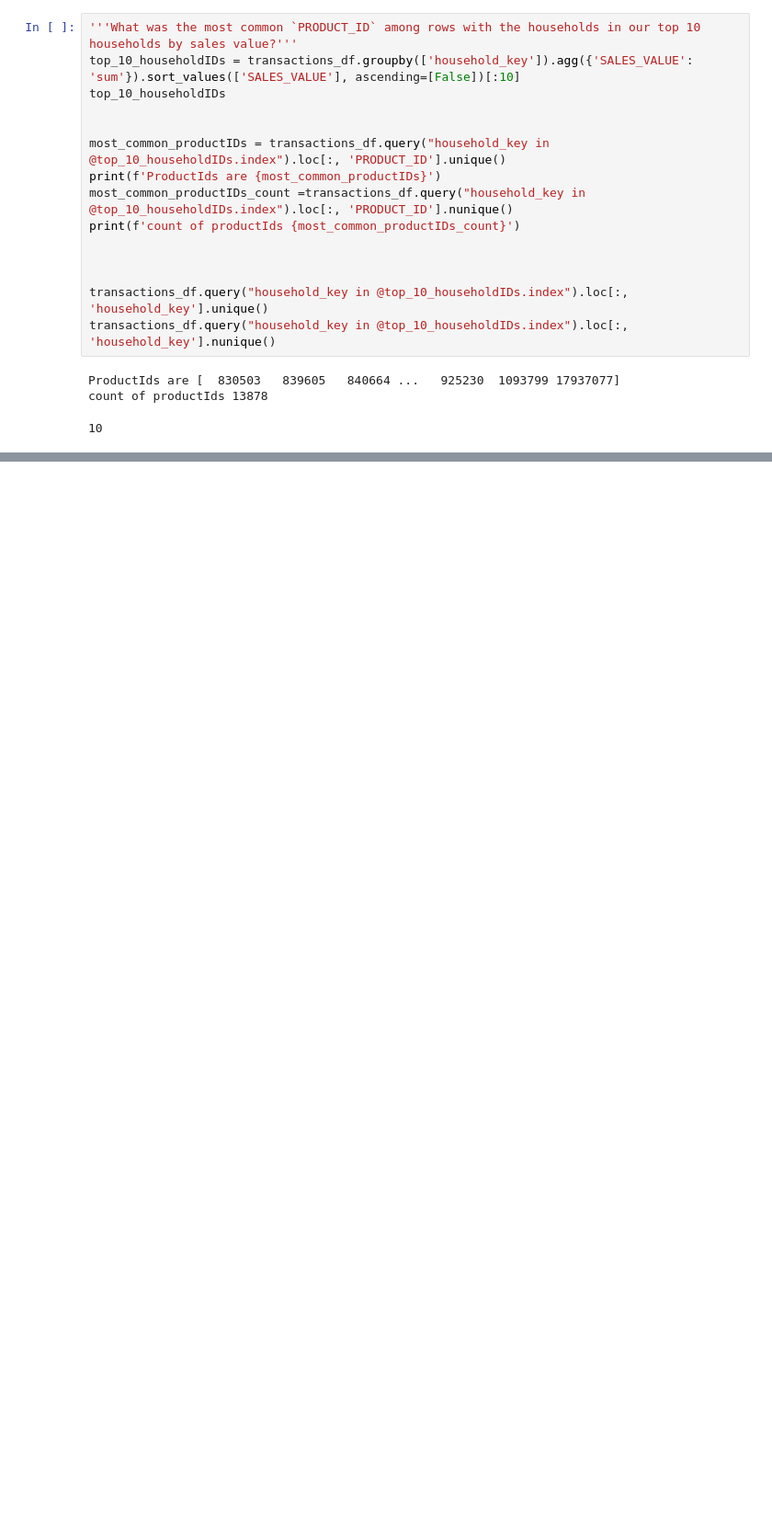
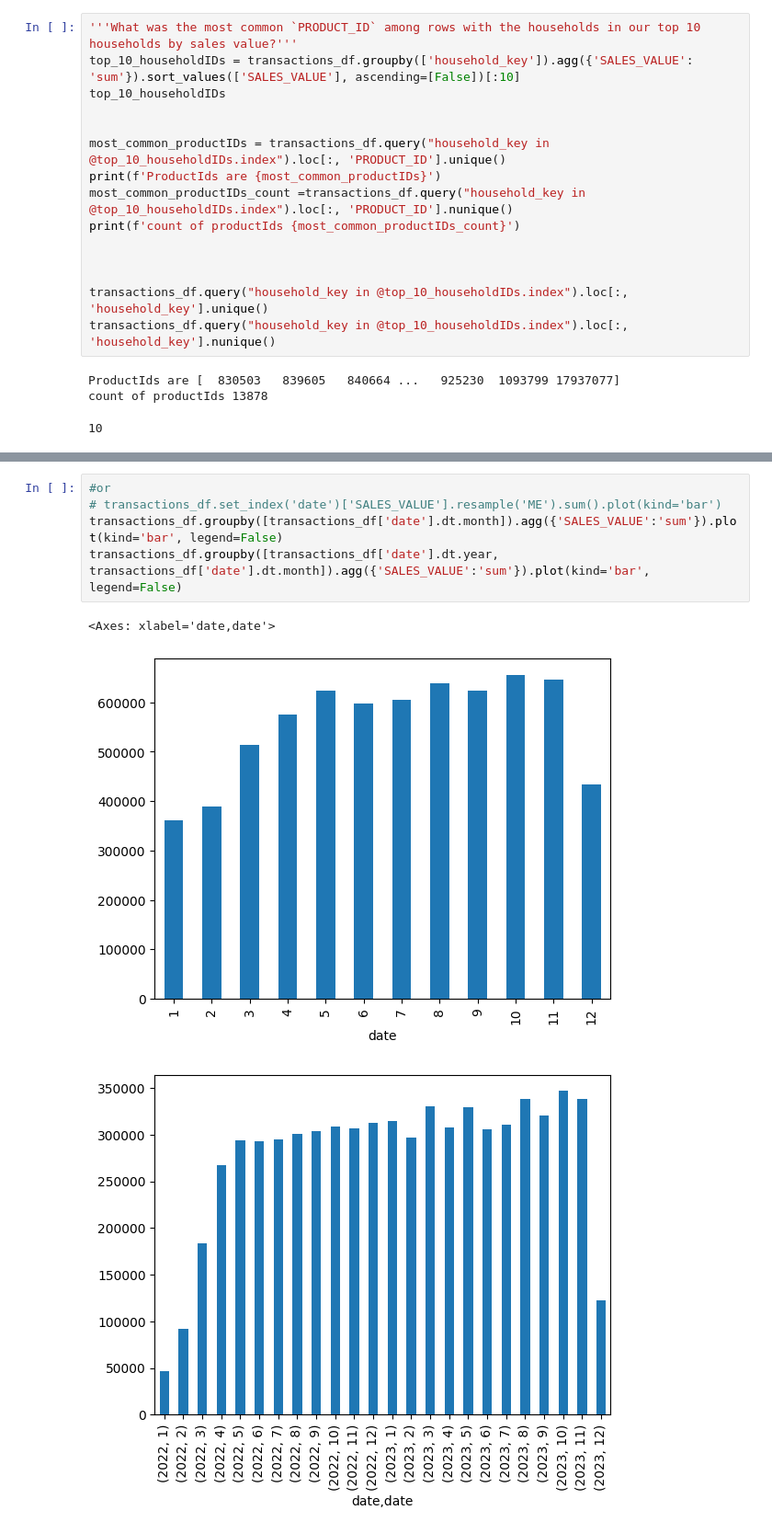
Before and after one commit to Mayar9/Mega_Market, a Jupyter notebook: Acquisition_target_data.ipynb, the cells around one changed output, grey strips where cells are left out. Shown at 92% size. Drawn from its saved outputs; the diff is of its cells as text; blank space fills up the shorter version.

```diff
--- a/Acquisition_target_data.ipynb
+++ b/Acquisition_target_data.ipynb
@@ -502,0 +634,9 @@ products.query("PRODUCT_ID == @lookup2_top10_products[0]")
+# %%
+#or
+# transactions_df.set_index('date')['SALES_VALUE'].resample('ME').sum().plot(kind='bar')
+transactions_df.groupby([transactions_df['date'].dt.month]).agg({'SALES_VALUE':'sum'}).plot(kind='bar', legend=False)
+transactions_df.groupby([transactions_df['date'].dt.year, transactions_df['date'].dt.month]).agg({'SALES_VALUE':'sum'}).plot(kind='bar', legend=False)
+# %% [output]
+<Axes: xlabel='date,date'>
+[figure, added]
+[figure, added]
```
Also changed, not shown: parts of 16 cells of this notebook.
